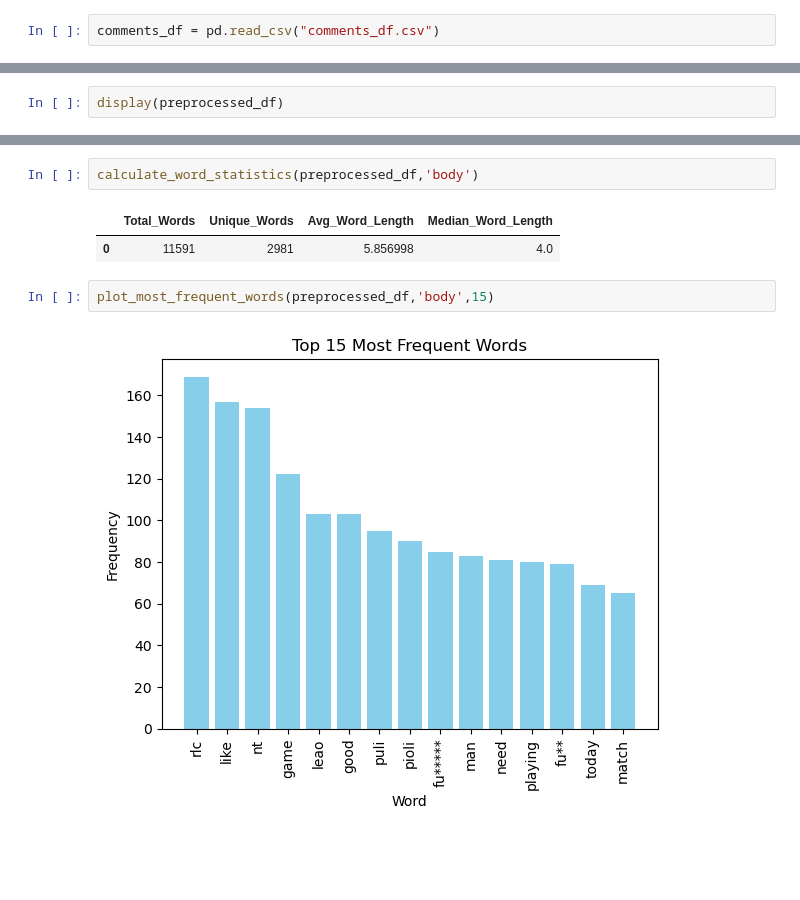
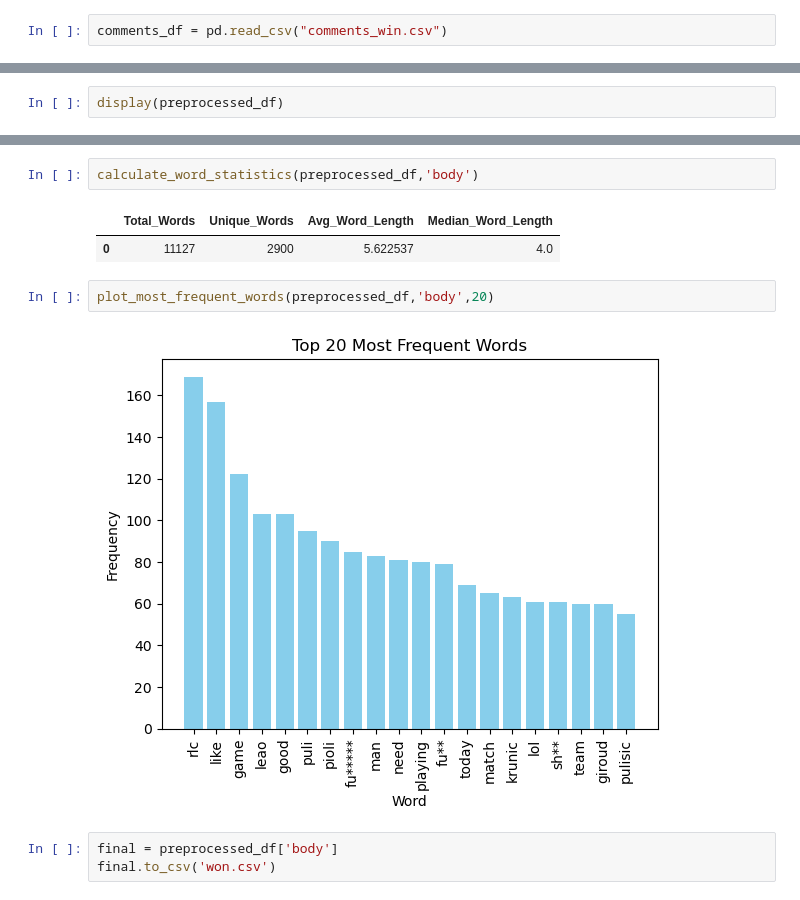
Before and after one commit to sergiopicascia/dscoding-projects, a Jupyter notebook: Nikita.Olefir/Reddit/xx.ipynb, the cells around one changed output, grey strips where cells are left out. Drawn from its saved outputs; the diff is of its cells as text; blank space fills up the shorter version.

```diff
--- a/Nikita.Olefir/Reddit/xx.ipynb
+++ b/Nikita.Olefir/Reddit/xx.ipynb
@@ -10,5 +8,5 @@ from collections import Counter
 # %%
-comments_df = pd.read_csv("comments_df.csv")
+comments_df = pd.read_csv("comments_win.csv")
 # %%
 preprocessor = TextPreprocessor(comments_df)
 # %%
@@ -49,8 +21,11 @@ word_length_distribution(preprocessed_df,'body')
 calculate_word_statistics(preprocessed_df,'body')
 # %% [output]
 |  | Total_Words | Unique_Words | Avg_Word_Length | Median_Word_Length |
-| 0 | 11591 | 2981 | 5.856998 | 4.0 |
+| 0 | 11127 | 2900 | 5.622537 | 4.0 |
 # %%
-plot_most_frequent_words(preprocessed_df,'body',15)
+plot_most_frequent_words(preprocessed_df,'body',20)
 # %% [output]
-[figure, old version]
+[figure, new version]
+# %%
+final = preprocessed_df['body']
+final.to_csv('won.csv')
```
Also changed, not shown: parts of 6 cells of this notebook, 3 other files.
